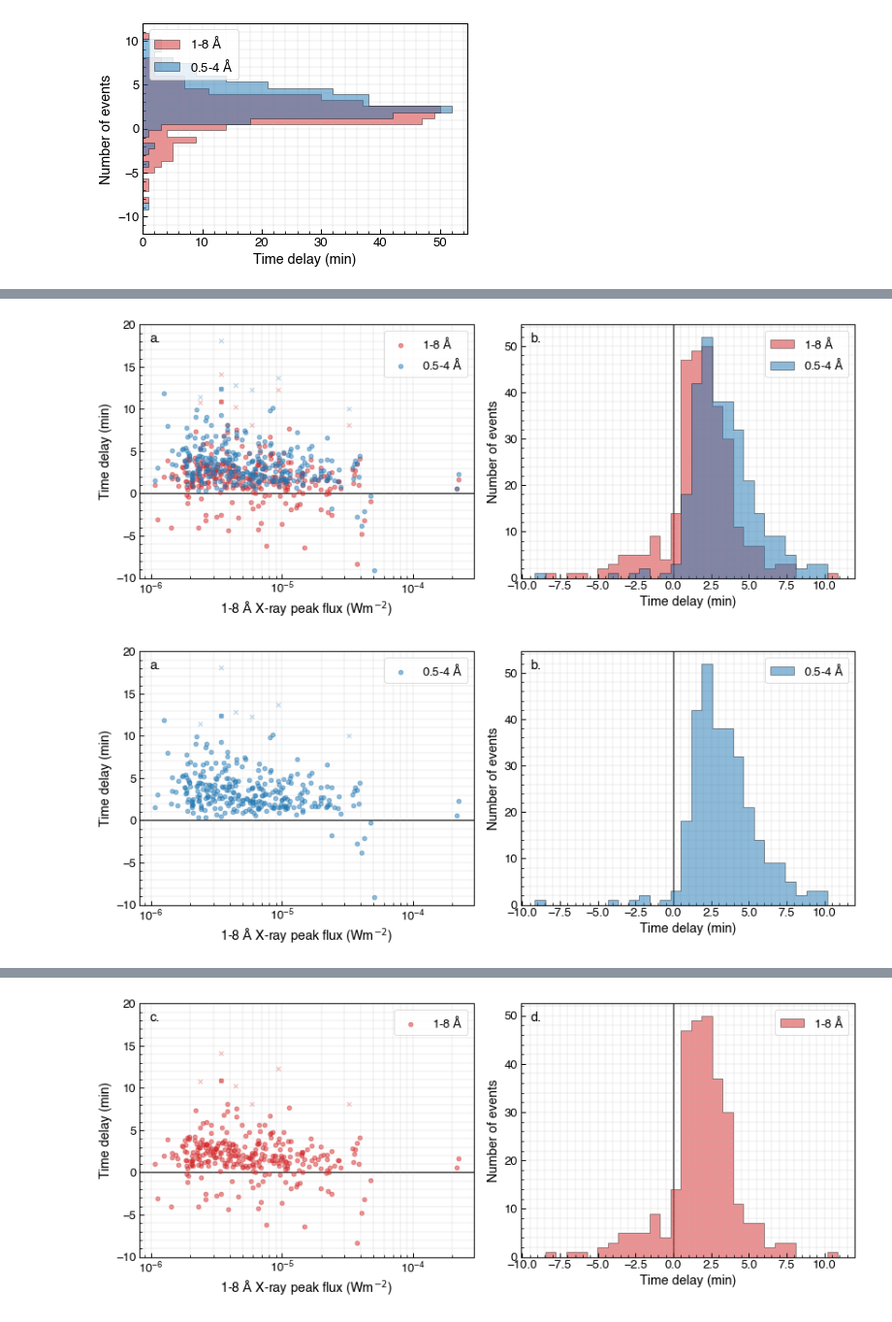
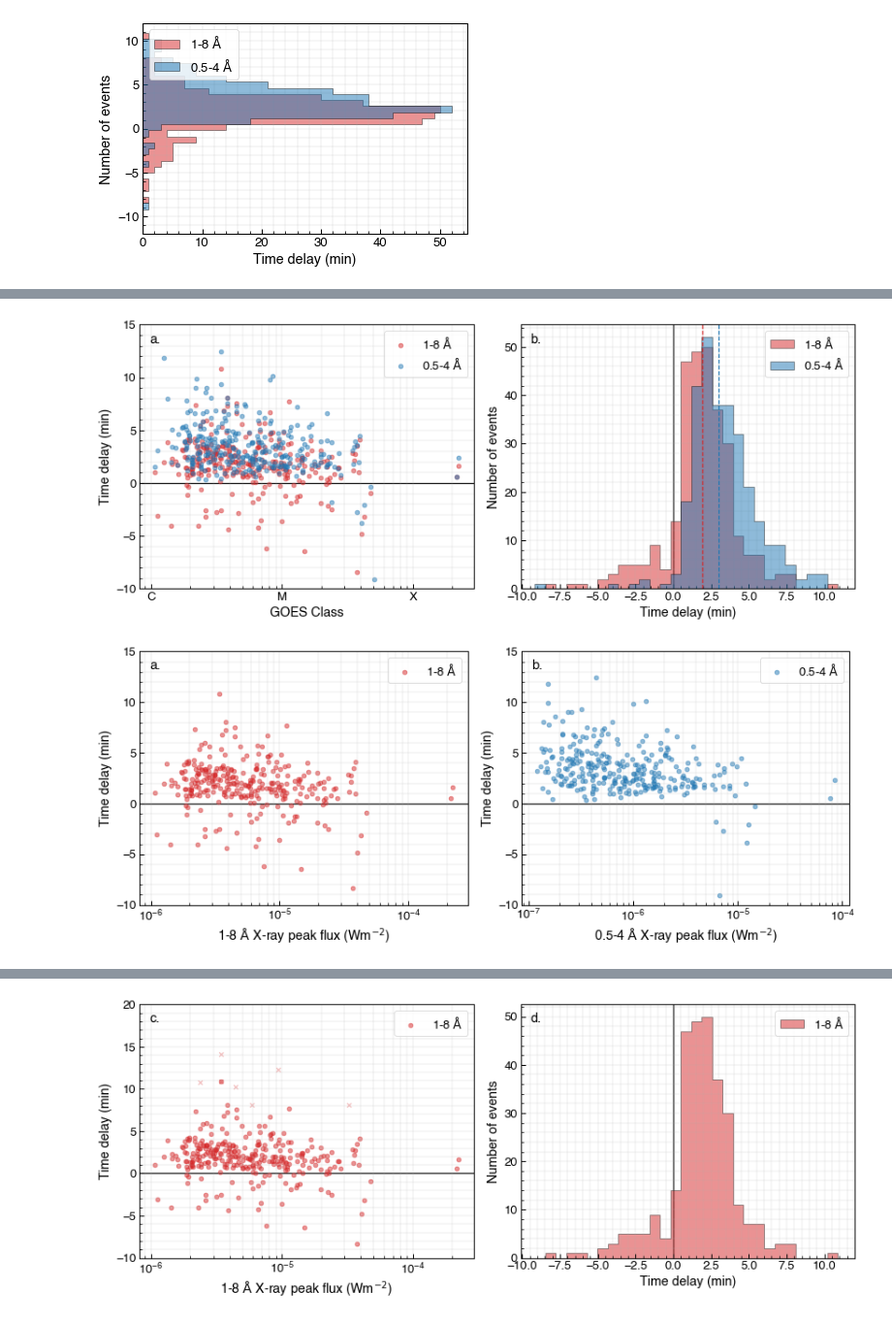
Before and after one commit to hayesla/ionospheric-analysis, a Jupyter notebook: ionospheric_paper/paper_plots_w_new_df.ipynb, the cells around one changed output, grey strips where cells are left out. Shown at 97% size. Cells and saved outputs as stored; diff of their text form; code cells hidden in the pictures.

```diff
--- a/ionospheric_paper/paper_plots_w_new_df.ipynb
+++ b/ionospheric_paper/paper_plots_w_new_df.ipynb
@@ -367,15 +427,20 @@ ax1.scatter(vlf_stats_dt["peak_flare_gl"], vlf_stats_dt["dt_value_gl"]/60, alpha
 ax1.scatter(vlf_stats_dt["peak_flare_gl"], vlf_stats_dt["dt_value_gs"]/60, alpha=0.5,
            color="tab:blue", label="0.5-4 $\mathrm{\AA}$")
 
-ax1.scatter(vlf_double_peak["peak_flare_gl"], vlf_double_peak["dt_value_gl"]/60, alpha=0.3, color="tab:red", marker='x')
-ax1.scatter(vlf_double_peak["peak_flare_gl"], vlf_double_peak["dt_value_gs"]/60, alpha=0.3, color="tab:blue", marker='x')
+# ax1.scatter(vlf_double_peak["peak_flare_gl"], vlf_double_peak["dt_value_gl"]/60, alpha=0.3, color="tab:red", marker='x')
+# ax1.scatter(vlf_double_peak["peak_flare_gl"], vlf_double_peak["dt_value_gs"]/60, alpha=0.3, color="tab:blue", marker='x')
 
 ax1.axhline(0, color="k", zorder=0)
 ax1.set_xscale("log")
 ax1.grid(zorder=0, which="both", lw=0.2)
-ax1.set_ylim(-10, 20)
+ax1.set_ylim(-10, 15)
 ax1.set_ylabel("Time delay (min)")
-ax1.set_xlabel("1-8 $\mathrm{\AA}$ X-ray peak flux (Wm$^{-2}$)")
+ax1.set_xlabel("GOES Class")
+ax1.set_xticks([1e-6, 1e-5, 1e-4])
+ax1.set_xticklabels(["C", "M", "X"])
+
+
+
 ax1.legend()
 
 
@@ -397,6 +462,8 @@ ax2.set_xlim(-10.1, 12)
 ax2.grid(zorder=0, which="both", lw=0.2)
 ax2.legend(loc="upper right")
 
+ax2.axvline(np.median(vlf_stats_dt["dt_value_gl"])/60, ls="dashed", color="tab:red")
+ax2.axvline(np.median(vlf_stats_dt["dt_value_gs"])/60, ls="dashed", color="tab:blue")
 
 ax1.text(0.03, 0.93, "a.", transform=ax1.transAxes)
 ax2.text(0.03, 0.93, "b.", transform=ax2.transAxes)
@@ -407,54 +474,48 @@ plt.tight_layout()
 # plt.subplots_adjust(wspace=0.03)
 plt.savefig("./final_paper_plots/time_delay_plots.png", facecolor="w", dpi=500, bbox_inches="tight")
 # %% [output]
-[figure, old version]
+[figure, new version]
 # %%
 fig, (ax1, ax2) = plt.subplots(1, 2, figsize=(12,5))
 
 
-# ax1.scatter(vlf_stats_dt["peak_flare_gl"], vlf_stats_dt["dt_value_gl"]/60, alpha=0.5,
-#            color="tab:red", label="1-8 $\mathrm{\AA}$")
-ax1.scatter(vlf_stats_dt["peak_flare_gl"], vlf_stats_dt["dt_value_gs"]/60, alpha=0.5,
-           color="tab:blue", label="0.5-4 $\mathrm{\AA}$")
+ax1.scatter(vlf_stats_dt["peak_flare_gl"], vlf_stats_dt["dt_value_gl"]/60, alpha=0.5,
+           color="tab:red", label="1-8 $\mathrm{\AA}$")
+
 
 # ax1.scatter(vlf_double_peak["peak_flare_gl"], vlf_double_peak["dt_value_gl"]/60, alpha=0.3, color="tab:red", marker='x')
-ax1.scatter(vlf_double_peak["peak_flare_gl"], vlf_double_peak["dt_value_gs"]/60, alpha=0.3, color="tab:blue", marker='x')
 
 ax1.axhline(0, color="k", zorder=0)
 ax1.set_xscale("log")
 ax1.grid(zorder=0, which="both", lw=0.2)
-ax1.set_ylim(-10, 20)
+ax1.set_ylim(-10, 15)
 ax1.set_ylabel("Time delay (min)")
 ax1.set_xlabel("1-8 $\mathrm{\AA}$ X-ray peak flux (Wm$^{-2}$)")
 ax1.legend()
 
 
-# _, bins, _ = hist(vlf_stats_dt["dt_value_gl"]/60, bins=40,
-#                   alpha=0.5, color="tab:red",
-#                   label="1-8 $\mathrm{\AA}$", edgecolor="k",
-#                   histtype="stepfilled", zorder=1, ax=ax2)
+ax2.scatter(vlf_stats_dt["peak_flare_gs"], vlf_stats_dt["dt_value_gs"]/60, alpha=0.5,
+           color="tab:blue", label="0.5-4 $\mathrm{\AA}$")
+# ax2.scatter(vlf_double_peak["peak_flare_gs"], vlf_double_peak["dt_value_gs"]/60, alpha=0.3, color="tab:blue", marker='x')
 
-_ = hist(vlf_stats_dt["dt_value_gs"]/60, bins=bins,
-         alpha=0.5, color="tab:blue",
-         label="0.5-4 $\mathrm{\AA}$", edgecolor="k",
-         histtype="stepfilled", zorder=2, ax=ax2)
 
-plt.axvline(0, color="k", zorder=0)
-ax2.tick_params(axis="y", direction="in")
-ax2.set_ylabel("Number of events")
-ax2.set_xlabel("Time delay (min)")
-ax2.set_xlim(-10.1, 12)
+ax2.axhline(0, color="k", zorder=0)
+
+ax2.set_xscale("log")
 ax2.grid(zorder=0, which="both", lw=0.2)
-ax2.legend(loc="upper right")
+ax2.set_ylim(-10, 15)
+ax2.set_ylabel("Time delay (min)")
+ax2.set_xlabel("0.5-4 $\mathrm{\AA}$ X-ray peak flux (Wm$^{-2}$)")
+ax2.legend()
 
 
 ax1.text(0.03, 0.93, "a.", transform=ax1.transAxes)
 ax2.text(0.03, 0.93, "b.", transform=ax2.transAxes)
 
 
 
 plt.tight_layout()
 # plt.subplots_adjust(wspace=0.03)
-plt.savefig("./final_paper_plots/time_delay_plots_onlygs.png", facecolor="w", dpi=500, bbox_inches="tight")
+plt.savefig("./final_paper_plots/time_delay_plots_sep.png", facecolor="w", dpi=500, bbox_inches="tight")
 # %% [output]
-[figure, old version]
+[figure, new version]
```
Also changed, not shown: parts of 13 cells of this notebook, 4 other files.
